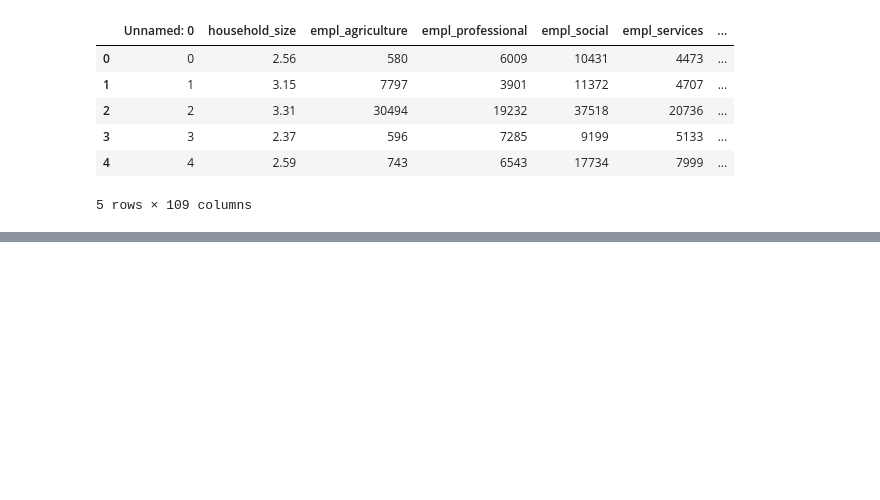
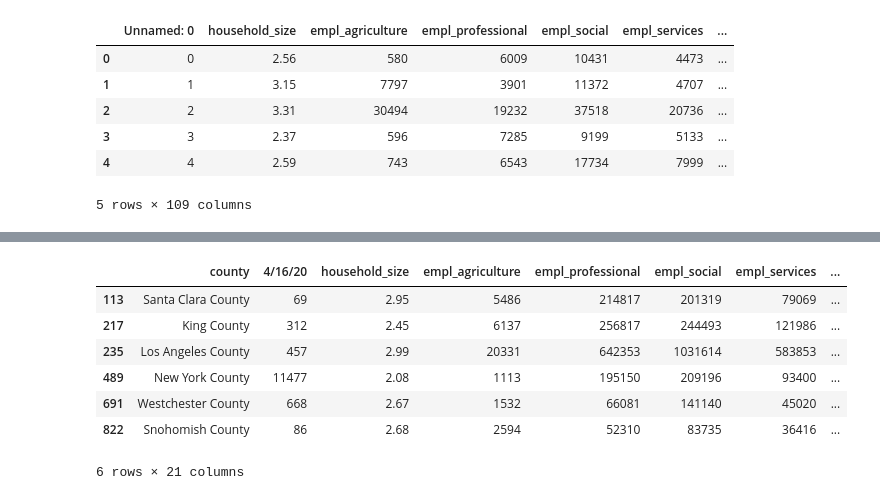
Before and after one commit to aejurgensen/Covid-19, a Jupyter notebook: EDA.ipynb, the cells around one changed output, grey strips where cells are left out. Saved outputs shown, nothing was run; the diff lists cells and outputs as text; code cells hidden in the pictures; blank space fills up the shorter version.

```diff
--- a/EDA.ipynb
+++ b/EDA.ipynb
@@ -26,0 +114,15 @@ data.head()
+# %%
+data.loc[data["days since 10+"] > 40, ["county", "4/16/20", 'household_size', 'empl_agriculture', 'empl_professional',
+       'empl_social', 'empl_services', 'empl_manufacturing',
+       'empl_retail', 'employed', 'prc_fam_poverty', 'avg_income',
+       'prc_public_transp', 'population', 'pop_65_plus', 'health_ins', 'area', 'domestic_passengers',
+       'intl_passengers', 'order started', "days since 10+"]]
+# %% [output]
+|  | county | 4/16/20 | household_size | empl_agriculture | empl_professional | empl_social | empl_services | ... |
+| 113 | Santa Clara County | 69 | 2.95 | 5486 | 214817 | 201319 | 79069 | ... |
+| 217 | King County | 312 | 2.45 | 6137 | 256817 | 244493 | 121986 | ... |
+| 235 | Los Angeles County | 457 | 2.99 | 20331 | 642353 | 1031614 | 583853 | ... |
+| 489 | New York County | 11477 | 2.08 | 1113 | 195150 | 209196 | 93400 | ... |
+| 691 | Westchester County | 668 | 2.67 | 1532 | 66081 | 141140 | 45020 | ... |
+| 822 | Snohomish County | 86 | 2.68 | 2594 | 52310 | 83735 | 36416 | ... |
+6 rows × 21 columns
```
Also changed, not shown: parts of 13 cells of this notebook, 3 other files.
